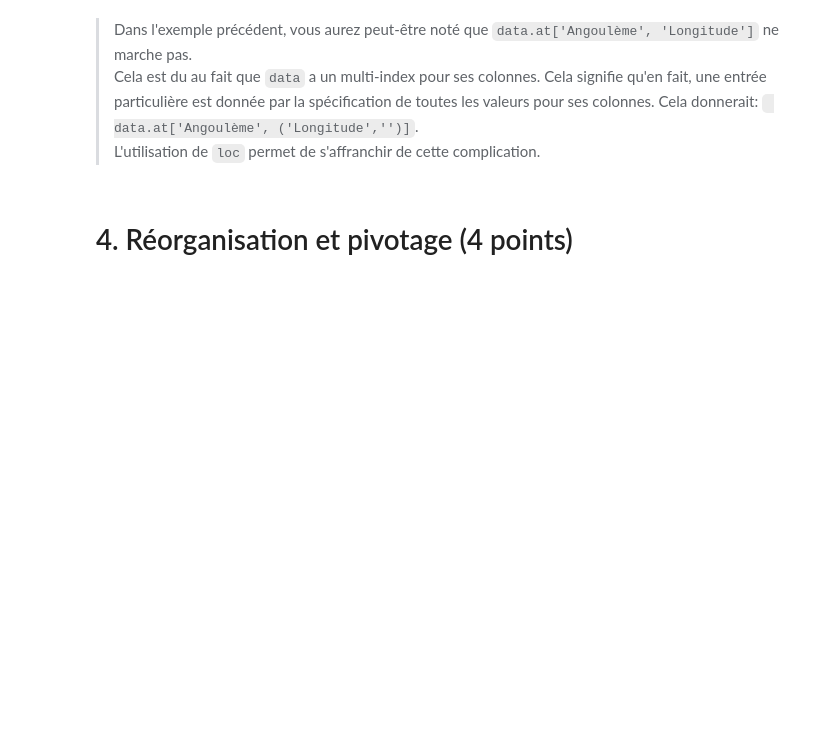
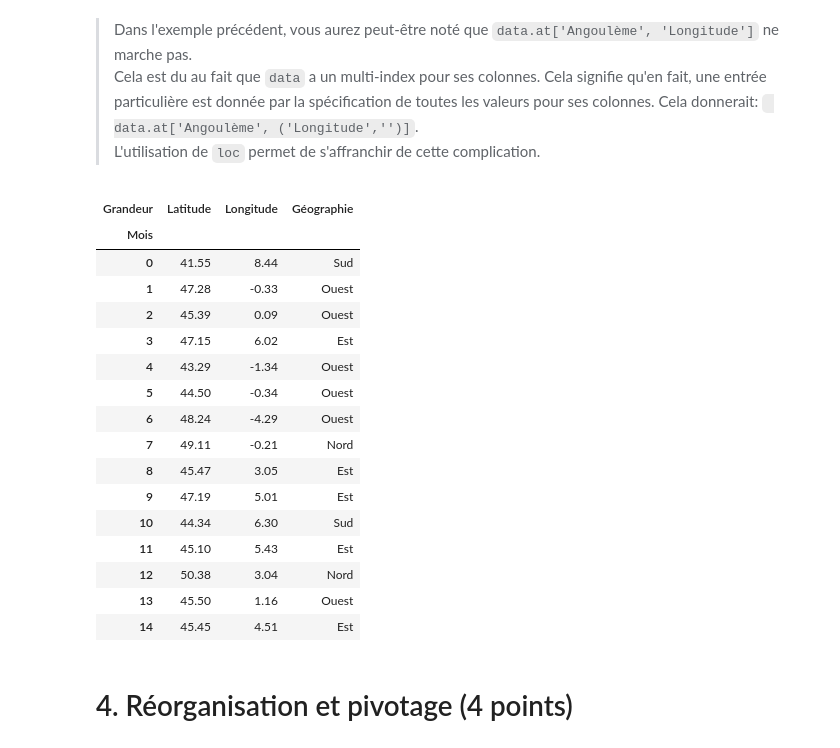
Before and after one commit to campusplage/compte-rendus-mullier_alberjaoui, a Jupyter notebook: TP1_pandas.ipynb, the cells around one changed output. Saved outputs shown, nothing was run; the diff lists cells and outputs as text; code cells hidden in the pictures; blank space fills up the shorter version.

```diff
--- a/TP1_pandas.ipynb
+++ b/TP1_pandas.ipynb
@@ -131,6 +146,25 @@ Cela est du au fait que `data` a un multi-index pour ses colonnes. Cela signifie
 # Affichez à la fois les précipitations mensuelles et la "Géographie" des mêmes villes
 # %%
 # Affichez les trois dernières colonnes de la table pour les 15 premières villes
+data.iloc[:15,27:]
+# %% [output]
+| Grandeur | Latitude | Longitude | Géographie |
+| Mois |  |  |  |
+| 0 | 41.55 | 8.44 | Sud |
+| 1 | 47.28 | -0.33 | Ouest |
+| 2 | 45.39 | 0.09 | Ouest |
+| 3 | 47.15 | 6.02 | Est |
+| 4 | 43.29 | -1.34 | Ouest |
+| 5 | 44.50 | -0.34 | Ouest |
+| 6 | 48.24 | -4.29 | Ouest |
+| 7 | 49.11 | -0.21 | Nord |
+| 8 | 45.47 | 3.05 | Est |
+| 9 | 47.19 | 5.01 | Est |
+| 10 | 44.34 | 6.30 | Sud |
+| 11 | 45.10 | 5.43 | Est |
+| 12 | 50.38 | 3.04 | Nord |
+| 13 | 45.50 | 1.16 | Ouest |
+| 14 | 45.45 | 4.51 | Est |
 # %% [markdown]
 # 4. Réorganisation et pivotage  (4 points)
 # %% [markdown]
```
Also changed, not shown: parts of 1 cell of this notebook.
